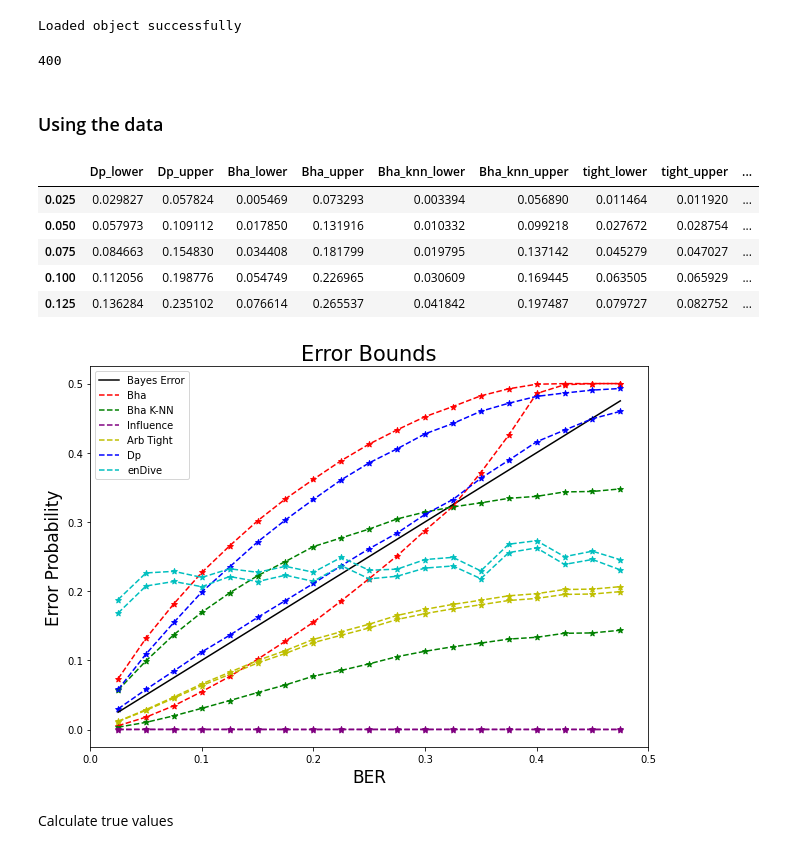
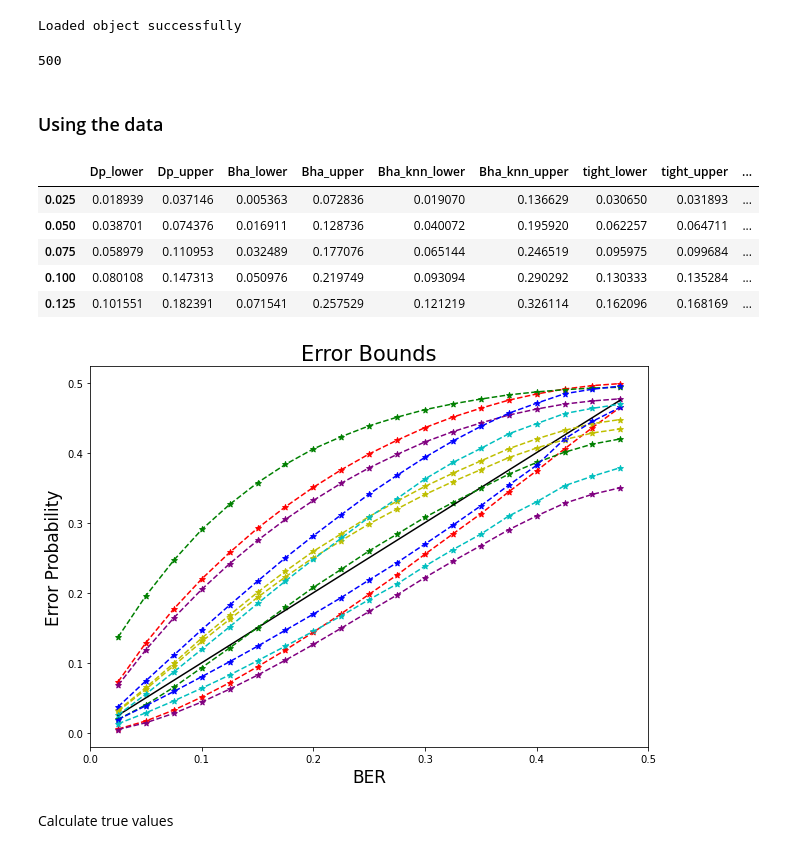
Before and after one commit to rj-may/BER_Bounds_Eval, a Jupyter notebook: normal_plots/BER_plots.ipynb, the cells around one changed output. Saved outputs shown, nothing was run; the diff lists cells and outputs as text; code cells hidden in the pictures.

Commit message:
cleaning up. some small tweaks for final figures

```diff
--- a/normal_plots/BER_plots.ipynb
+++ b/normal_plots/BER_plots.ipynb
@@ -33,8 +33,8 @@ import time
 # from modules.data_gen import data_gen
 # %%
 ### 3 8 or 15
-d = 15 # TODO change me
-samples = 100
+d = 3 # TODO change me
+samples = 1000
 
 dim_str = str(d)
 
@@ -57,7 +57,7 @@ Loaded object successfully
 # %%
 len(bound_obj_lst[0])
 # %% [output]
-400
+500
 # %% [markdown]
 ### Using the data
 # %%
@@ -71,11 +71,11 @@ df = pd.DataFrame([obj() for obj in bound_obj_lst], index = x_BER)
 df.head()
 # %% [output]
 |  | Dp_lower | Dp_upper | Bha_lower | Bha_upper | Bha_knn_lower | Bha_knn_upper | tight_lower | tight_upper | ... |
-| 0.025 | 0.029827 | 0.057824 | 0.005469 | 0.073293 | 0.003394 | 0.056890 | 0.011464 | 0.011920 | ... |
-| 0.050 | 0.057973 | 0.109112 | 0.017850 | 0.131916 | 0.010332 | 0.099218 | 0.027672 | 0.028754 | ... |
-| 0.075 | 0.084663 | 0.154830 | 0.034408 | 0.181799 | 0.019795 | 0.137142 | 0.045279 | 0.047027 | ... |
-| 0.100 | 0.112056 | 0.198776 | 0.054749 | 0.226965 | 0.030609 | 0.169445 | 0.063505 | 0.065929 | ... |
-| 0.125 | 0.136284 | 0.235102 | 0.076614 | 0.265537 | 0.041842 | 0.197487 | 0.079727 | 0.082752 | ... |
+| 0.025 | 0.018939 | 0.037146 | 0.005363 | 0.072836 | 0.019070 | 0.136629 | 0.030650 | 0.031893 | ... |
+| 0.050 | 0.038701 | 0.074376 | 0.016911 | 0.128736 | 0.040072 | 0.195920 | 0.062257 | 0.064711 | ... |
+| 0.075 | 0.058979 | 0.110953 | 0.032489 | 0.177076 | 0.065144 | 0.246519 | 0.095975 | 0.099684 | ... |
+| 0.100 | 0.080108 | 0.147313 | 0.050976 | 0.219749 | 0.093094 | 0.290292 | 0.130333 | 0.135284 | ... |
+| 0.125 | 0.101551 | 0.182391 | 0.071541 | 0.257529 | 0.121219 | 0.326114 | 0.162096 | 0.168169 | ... |
 # %%
 fig, ax = plt.subplots(nrows=1, ncols=1, figsize=(10, 7))
 
@@ -113,35 +113,44 @@ ax.scatter(df.index, df["tight_upper"], color='y', marker='*')
 
 
 
 
 # Plot Dp
 ax.plot(df["Dp_lower"], 'b--', label='Dp')
 ax.plot(df["Dp_upper"], 'b--')
 ax.scatter(df.index, df["Dp_lower"], color='b', marker='*')
 ax.scatter(df.index, df["Dp_upper"], color='b', marker='*')
 
 # Plot Lower and Upper enDive
 ax.plot(df["enDive_lower"], 'c', ls = '--', label="enDive")
 ax.plot(df["enDive_upper"], 'c', ls = '--',)
 ax.scatter(df.index, df["enDive_lower"], color='c', marker='*')
 ax.scatter(df.index, df["enDive_upper"], color='c', marker='*')
 
 
 ax.set_xlabel("BER", fontsize=fs)
 ax.set_ylabel("Error Probability", fontsize=fs)
 ax.set_title("Error Bounds", fontsize=fs + 4)
-ax.legend()
+# ax.legend()
 
 ax.set_xlim([0, .5])
+
+
+
+# # Get unique handles and labels from any subplot
+# handles, labels = ax.get_legend_handles_labels()
+
+# # Create a single legend below the entire figure
+# fig.legend(handles, labels, loc='right', ncol=1, fontsize=fs+2, bbox_to_anchor=(1.24, 0.5) )
+
 
 file_name = r"normal_plots/images/master/BER_normals" + file_str + ".png"
 plt.savefig(file_name,facecolor=(1,1,1,1),  bbox_inches='tight', dpi= 300)
 
 file_name = r"normal_plots/images/dpi/BER_normals" + file_str + ".png"
 plt.savefig(file_name,facecolor=(1,1,1,1),  bbox_inches='tight', dpi= 600)
 plt.show()
 # %% [output]
-[figure, old version]
+[figure, new version]
 # %% [markdown]
 Calculate true values
 # %%
```
Also changed, not shown: parts of 2 cells of this notebook, 8 other files.
